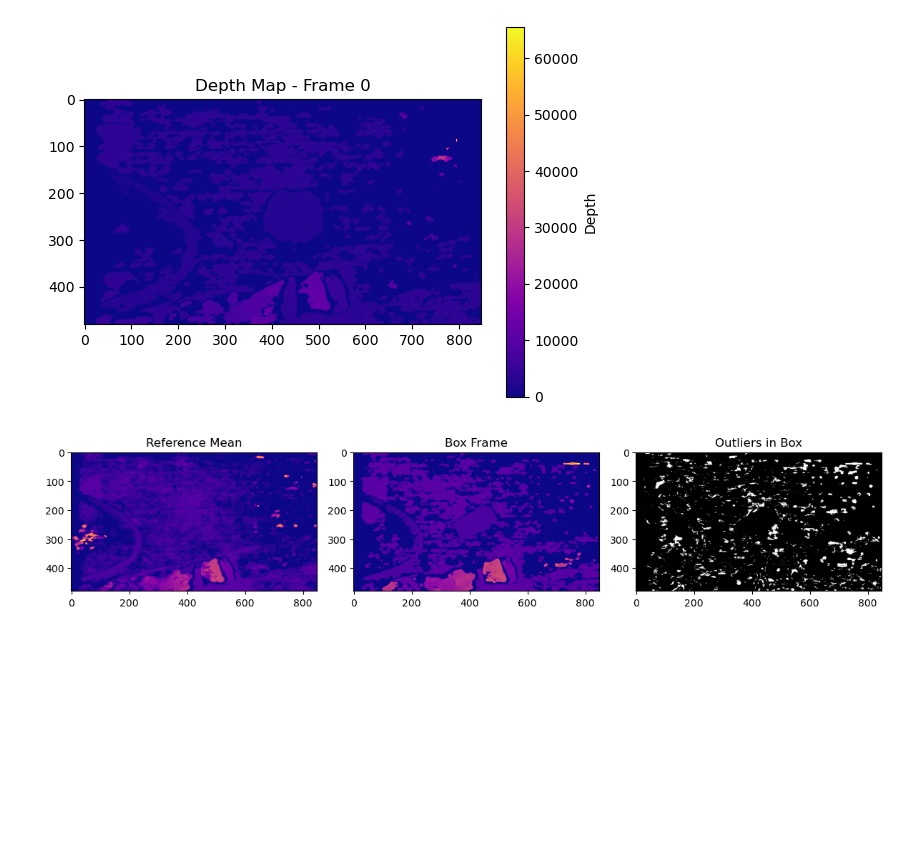
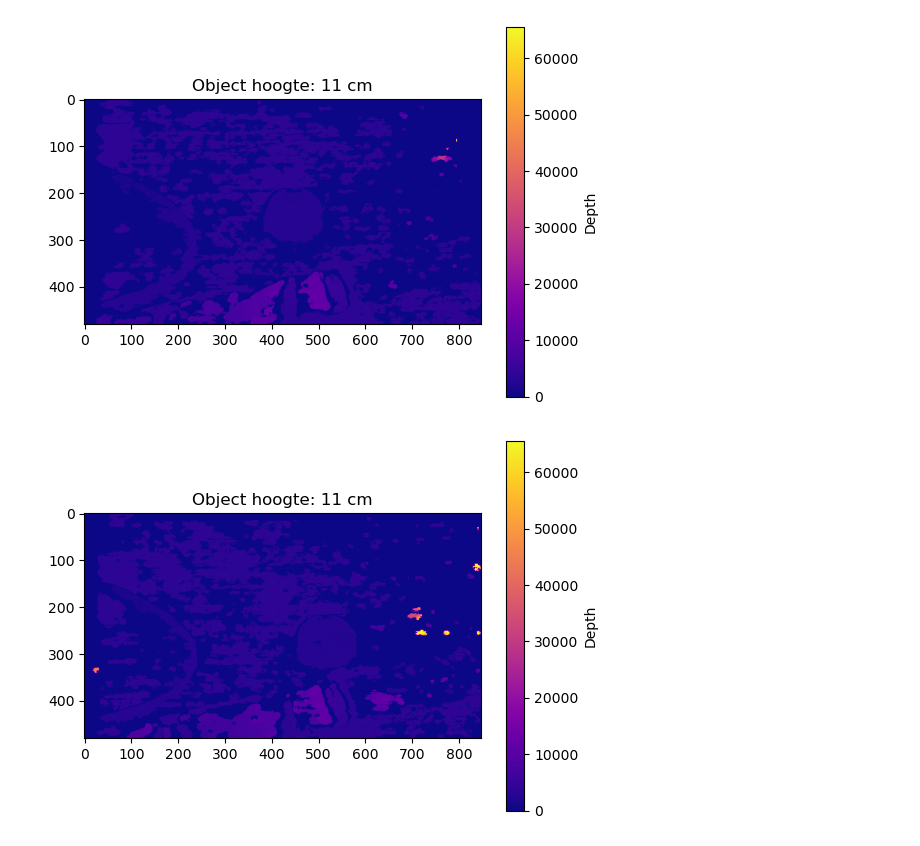
Before and after one commit to yanj27/Smart_Industry, a Jupyter notebook: Smart Industry/Case/Detection.ipynb, the cells around one changed output. Drawn from its saved outputs; the diff is of its cells as text; code cells hidden in the pictures; blank space fills up the shorter version.

Commit message:
Object height detection

```diff
--- a/Smart Industry/Case/Detection.ipynb
+++ b/Smart Industry/Case/Detection.ipynb
@@ -20,44 +20,28 @@ def load_first_frame(path, height=480, width=848):
     frame_count = len(flat) // frame_size
     frames = flat.reshape((frame_count, height, width))
     return frames[0]  # or choose another frame, e.g., frames[-1] for last
-# %%
-
-
-frame = jam.iloc[0].values.reshape((480, 848))
-plt.imshow(frame, cmap='plasma')
-plt.colorbar(label='Depth')
-plt.title("Depth Map - Frame 0")
-plt.show()
-# %% [output]
-[figure, removed]
 # %%
 jam1 = load_first_frame('jam.csv')
 jam2 = load_first_frame('jam_2.csv')
 jam3 = load_first_frame('jam_3.csv')
 jam4 = load_first_frame('jam_4.csv')
 box = load_first_frame('box.csv')
-# %%
-reference_mean = np.mean([jam1, jam2, jam3, jam4], axis=0)
-reference_std = np.std([jam1, jam2, jam3, jam4], axis=0)
-
-z_scores = (box - reference_mean) / (reference_std + 1e-6)
-outlier_mask = np.abs(z_scores) > 3
-
-plt.figure(figsize=(12, 4))
-
-plt.subplot(1, 3, 1)
-plt.imshow(reference_mean, cmap='plasma')
-plt.title("Reference Mean")
-
-plt.subplot(1, 3, 2)
-plt.imshow(box, cmap='plasma')
-plt.title("Box Frame")
-
-plt.subplot(1, 3, 3)
-plt.imshow(outlier_mask, cmap='gray')
-plt.title("Outliers in Box")
-
-plt.tight_layout()
-plt.show()
-# %% [output]
-[figure, removed]
+# %%
+objects = [jam1, jam2, jam3, jam4, box]
+x = [424, 525, 300, 350, 400]
+y = [250, 300, 275, 225, 250]
+
+max_depth = 37 # cm
+
+
+for i in range(len(objects)):
+    object = objects[i]
+    object_depth = object[y[i], x[i]] / 100
+    object_height = max_depth - object_depth
+    plt.imshow(object, cmap='plasma')
+    plt.colorbar(label='Depth')
+    plt.title(f"Object hoogte: {round(object_height)} cm")
+    plt.show()
+# %% [output]
+[figure, added]
+[figure, added]
```
Also changed, not shown: parts of 1 cell of this notebook.
